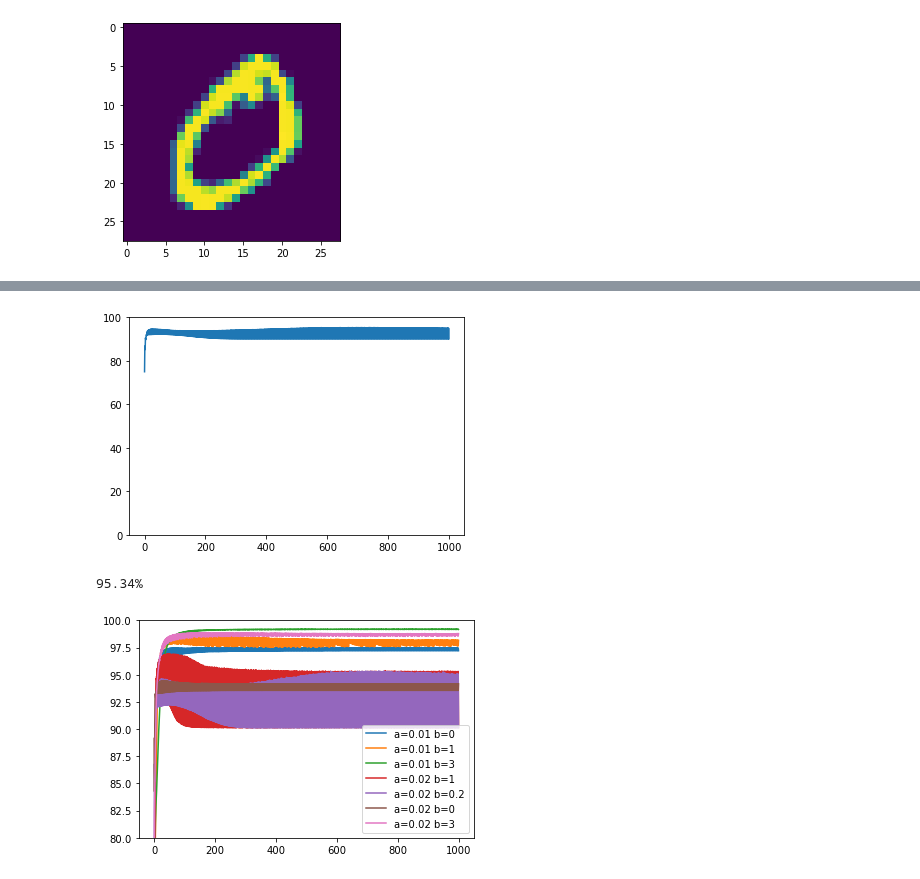
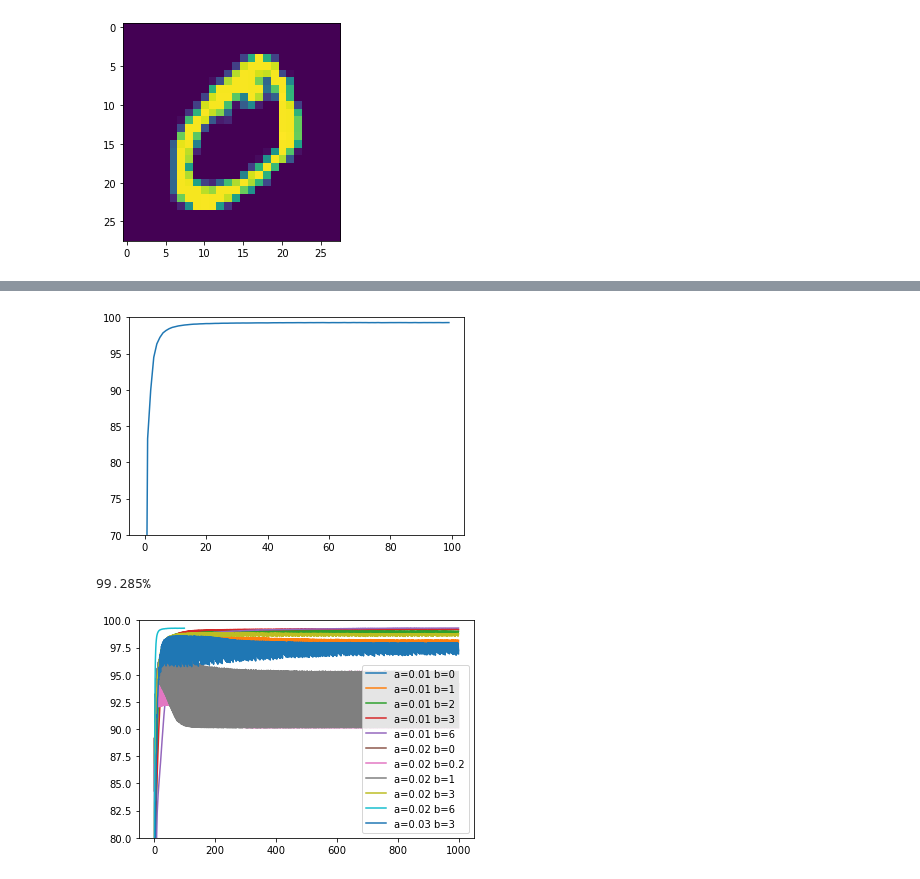
Before and after one commit to ShinATK/JupyterNotebook, a Jupyter notebook: Artificial_Synaptic_Neural_Network/SNN.ipynb, the cells around one changed output, grey strips where cells are left out. Saved outputs shown, nothing was run; the diff lists cells and outputs as text; code cells hidden in the pictures.

```diff
--- a/Artificial_Synaptic_Neural_Network/SNN.ipynb
+++ b/Artificial_Synaptic_Neural_Network/SNN.ipynb
@@ -376,64 +382,67 @@ plt.pause(0.1)
 # %%
 accus = d["accus"].copy()
 plt.plot(accus)
-plt.ylim(0, 100)
+plt.ylim(70, 100)
 plt.show()
 np.savetxt(f"accu{reg_num}_a={parameters['a+']}_b={parameters['b+']}.txt", accus)
+# np.savetxt(f"accu{reg_num}_ideal.txt", accus)
 print(f"{max(accus)}%")
 # %% [output]
-[figure, old version]
+[figure, new version]
-95.34%
+99.285%
 # %%
+reg_num = 0
 # a = 0.01
 accus0_001_0 = np.loadtxt(f"accu{reg_num}_a=0.01_b=0.txt")
 accus0_001_1 = np.loadtxt(f"accu{reg_num}_a=0.01_b=1.txt")
 accus0_001_2 = np.loadtxt(f"accu{reg_num}_a=0.01_b=2.txt")
 accus0_001_3 = np.loadtxt(f"accu{reg_num}_a=0.01_b=3.txt")
-# accus0_001_6 = np.loadtxt(f"accu{reg_num}_a=0.01_b=6.txt")
-# accus0_001_9 = np.loadtxt(f"accu{reg_num}_a=0.01_b=9.txt")
-# accus0_001_12 = np.loadtxt(f"accu{reg_num}_a=0.01_b=12.txt")
-# accus0_001_15 = np.loadtxt(f"accu{reg_num}_a=0.01_b=15.txt")
+accus0_001_6 = np.loadtxt(f"accu{reg_num}_a=0.01_b=6.txt")
+accus0_001_9 = np.loadtxt(f"accu{reg_num}_a=0.01_b=9.txt")
+accus0_001_12 = np.loadtxt(f"accu{reg_num}_a=0.01_b=12.txt")
+accus0_001_15 = np.loadtxt(f"accu{reg_num}_a=0.01_b=15.txt")
 
 # a = 0.02
 accus0_002_0 = np.loadtxt(f"accu{reg_num}_a=0.02_b=0.txt")
 accus0_002_02 = np.loadtxt(f"accu{reg_num}_a=0.02_b=0.2.txt")
 accus0_002_1 = np.loadtxt(f"accu{reg_num}_a=0.02_b=1.txt")
 accus0_002_3 = np.loadtxt(f"accu{reg_num}_a=0.02_b=3.txt")
+accus0_002_6 = np.loadtxt(f"accu{reg_num}_a=0.02_b=6.txt")
 
 # a = 0.03
-# accus0_003_3 = np.loadtxt(f"accu{reg_num}_a=0.03_b=3.txt")
+accus0_003_3 = np.loadtxt(f"accu{reg_num}_a=0.03_b=3.txt")
 
 # a = 0.01
 plt.plot(accus0_001_0,      label='a=0.01 b=0')
 plt.plot(accus0_001_1,      label='a=0.01 b=1')
-# plt.plot(accus0_001_2,      label='a=0.01 b=2')
+plt.plot(accus0_001_2,      label='a=0.01 b=2')
 plt.plot(accus0_001_3,      label='a=0.01 b=3')
-# plt.plot(accus0_001_6,      label='a=0.01 b=6')
+plt.plot(accus0_001_6,      label='a=0.01 b=6')
 # plt.plot(accus0_001_9,      label='a=0.01 b=9')
 # plt.plot(accus0_001_12,     label='a=0.01 b=12')
 # plt.plot(accus0_001_15,     label='a=0.01 b=15')
 
 # a = 0.02
+plt.plot(accus0_002_0,      label='a=0.02 b=0')
+plt.plot(accus0_002_02,     label='a=0.02 b=0.2')
 plt.plot(accus0_002_1,      label='a=0.02 b=1')
-
-plt.plot(accus0_002_02,      label='a=0.02 b=0.2')
-plt.plot(accus0_002_0,      label='a=0.02 b=0')
 plt.plot(accus0_002_3,      label='a=0.02 b=3')
+plt.plot(accus0_002_6,      label='a=0.02 b=6')
 
 # a = 0.03
-# plt.plot(accus0_003_3,      label='a=0.03 b=3')
+plt.plot(accus0_003_3,      label='a=0.03 b=3')
 
 plt.ylim(80, 100)
 plt.legend(loc=4)
 plt.show()
 
 # print('accus0 a=0 b=0:  ',  max(accus0_0))
 # print('accus0 a=0 b=1:  ',  max(accus0_1))
 # print('accus0 a=0 b=2:  ',  max(accus0_2))
 # print('accus0 a=0 b=3:  ',  max(accus0_3))
 # print('accus0 a=0 b=6:  ',  max(accus0_6))
 # print('accus0 a=0 b=9:  ',  max(accus0_9))
 # print('accus0 a=0 b=12: ',  max(accus0_12))
 # print('accus0 a=0 b=15: ',  max(accus0_15))
 # %% [output]
-[figure, old version]
+[figure, new version]
```
Also changed, not shown: parts of 6 cells of this notebook, 23 other files.
